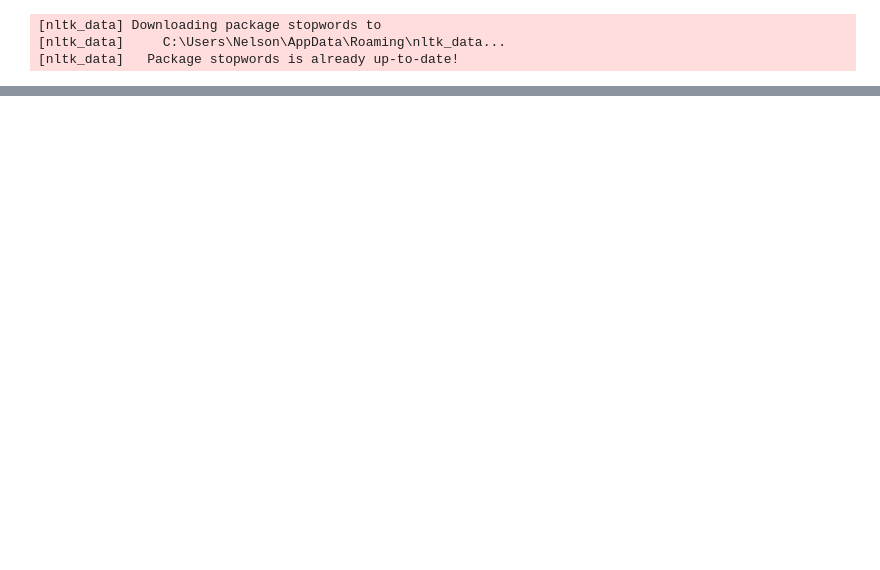
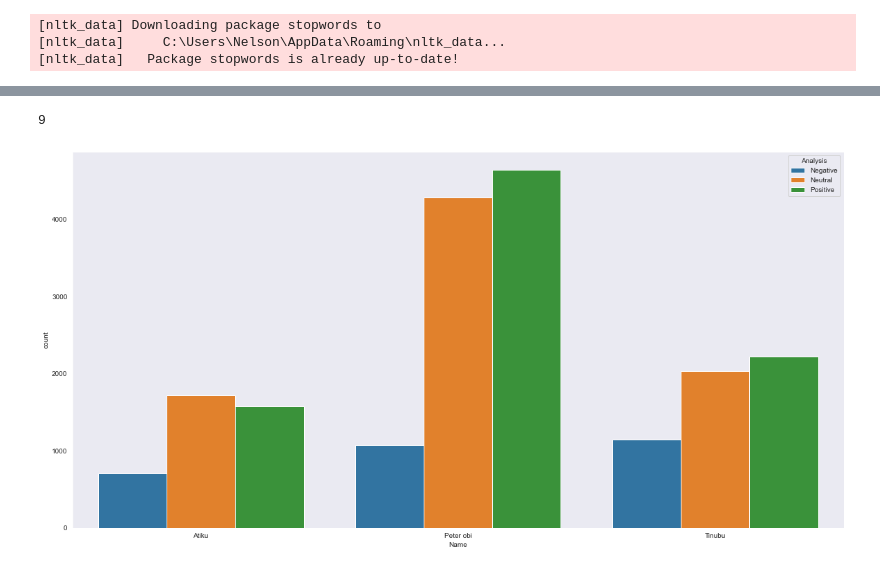
Before and after one commit to Nelsonchris1/Nigerian_election_sentiment_analysis, a Jupyter notebook: batch.ipynb, the cells around one changed output, grey strips where cells are left out. Saved outputs shown, nothing was run; the diff lists cells and outputs as text; code cells hidden in the pictures; blank space fills up the shorter version.

```diff
--- a/batch.ipynb
+++ b/batch.ipynb
@@ -80,5 +90,7 @@ def get_analysis(score):
     else:
         return "Positive"
 
-df['Analysis'] = df['Polarity'].apply(get_analysis)
+df_p['Analysis'] = df_p['Polarity'].apply(get_analysis)
+df_t['Analysis'] = df_t['Polarity'].apply(get_analysis)
+df_a['Analysis'] = df_a['Polarity'].apply(get_analysis)
 #df['Sub_analysis'] = df['Subjectivity'].apply(get_analysis)
@@ -104,0 +97,9 @@ plt.show()
+# %%
+df_p['Name'] = "Peter obi"
+df_t['Name'] = "Tinubu"
+df_a['Name'] = "Atiku"
+# %%
+#plot all three sentiments
+final_df = pd.concat([df_a, df_p, df_t])
+# %%
+df_group = final_df.groupby(['Analysis', 'Name']).size().reset_index(name='count')
@@ -105,3 +115,16 @@ plt.show()
+# %%
+len(df_group)
+# %% [output]
+9
+# %%
+import seaborn as sns
+
+plt.figure(figsize=(20,10))
+sns.set_style("dark")
+sns.barplot(data = df_group, x='Name', y='count', hue='Analysis', ci='sd')
+plt.show()
+# %% [output]
+[figure, added]
 # %%
 #function to tokenize, remove stop words, remove punctuation and apply stemming
 
```
Also changed, not shown: parts of 11 cells of this notebook.
